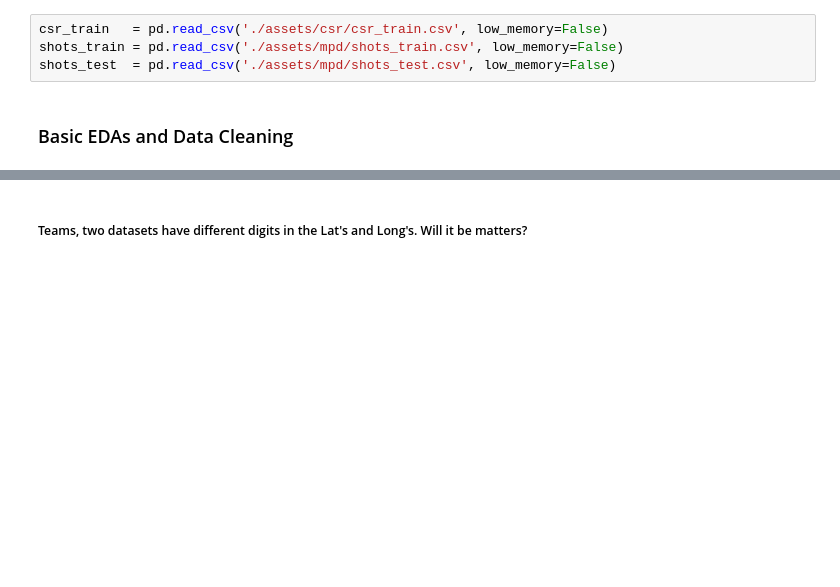
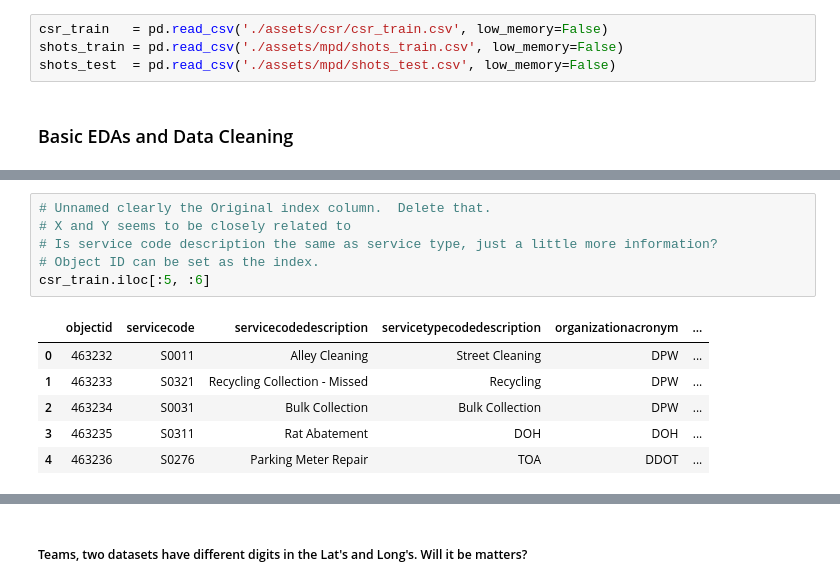
Before and after one commit to haoapple/The_Lab_DC_client_project, a Jupyter notebook: 02.EDA.ipynb, the cells around one changed output, grey strips where cells are left out. Drawn from its saved outputs; the diff is of its cells as text; blank space fills up the shorter version.

Commit message:
Heavy Data cleaning for both datasets

```diff
--- a/02.EDA.ipynb
+++ b/02.EDA.ipynb
@@ -67,0 +141,13 @@ dtype: int64
+# %%
+# Unnamed clearly the Original index column.  Delete that.
+# X and Y seems to be closely related to
+# Is service code description the same as service type, just a little more information?
+# Object ID can be set as the index.
+csr_train.iloc[:5, :6]
+# %% [output]
+|  | objectid | servicecode | servicecodedescription | servicetypecodedescription | organizationacronym | ... |
+| 0 | 463232 | S0011 | Alley Cleaning | Street Cleaning | DPW | ... |
+| 1 | 463233 | S0321 | Recycling Collection - Missed | Recycling | DPW | ... |
+| 2 | 463234 | S0031 | Bulk Collection | Bulk Collection | DPW | ... |
+| 3 | 463235 | S0311 | Rat Abatement | DOH | DOH | ... |
+| 4 | 463236 | S0276 | Parking Meter Repair | TOA | DDOT | ... |
```
Also changed, not shown: parts of 18 cells of this notebook, 3 other files.
